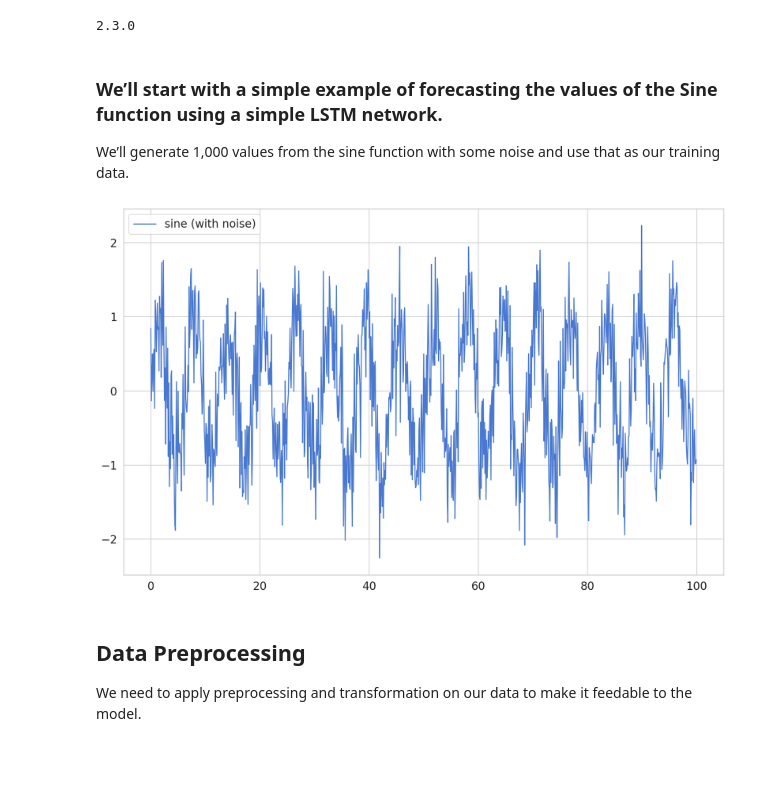
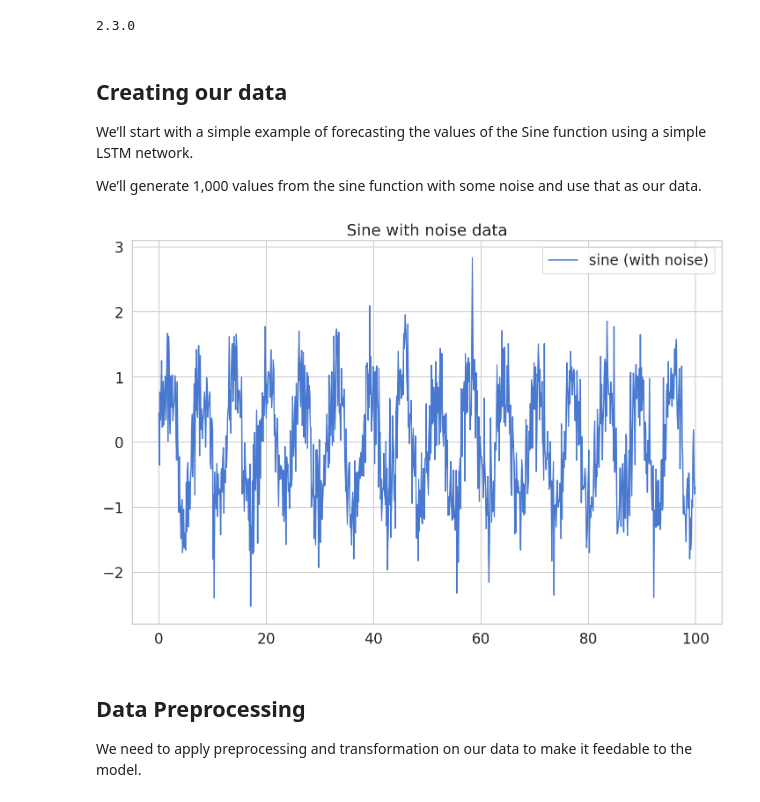
Before and after one commit to VishalMaurya/Deeplearning-TimeSeries, a Jupyter notebook: LSTM_TimeSeries_basic.ipynb, the cells around one changed output. Cells and saved outputs as stored; diff of their text form; code cells hidden in the pictures; blank space fills up the shorter version.

Commit message:
Minor changes with graphs

```diff
--- a/LSTM_TimeSeries_basic.ipynb
+++ b/LSTM_TimeSeries_basic.ipynb
@@ -24,26 +24,29 @@ print(tf.__version__)
 
 sns.set(style='whitegrid', palette='muted', font_scale=1.5)
 
-rcParams['figure.figsize'] = 16, 10
+rcParams['figure.figsize'] = 12, 8
 
 RANDOM_SEED = 7
 
 np.random.seed(RANDOM_SEED)
 tf.random.set_seed(RANDOM_SEED)
 # %% [markdown]
- ### We’ll start with a simple example of forecasting the values of the Sine function using a simple LSTM network.
+ ## Creating our data
 
- We’ll generate 1,000 values from the sine function with some noise and use that as our training data.
+ We’ll start with a simple example of forecasting the values of the Sine function using a simple LSTM network.
+
+ We’ll generate 1,000 values from the sine function with some noise and use that as our data.
 # %%
 # generate sine function data with noise
 time = np.arange(0, 100, 0.1)
 sin = np.sin(time) + np.random.normal(scale=0.5, size=len(time))
 
 # plot the sine data
-plt.plot(time, sin, label='sine (with noise)');
+plt.plot(time, sin, label='sine (with noise)')
+plt.title('Sine with noise data')
 plt.legend();
 # %% [output]
-[figure, old version]
+[figure, new version]
 # %% [markdown]
 ## Data Preprocessing
 
```
Also changed, not shown: parts of 4 cells of this notebook.
